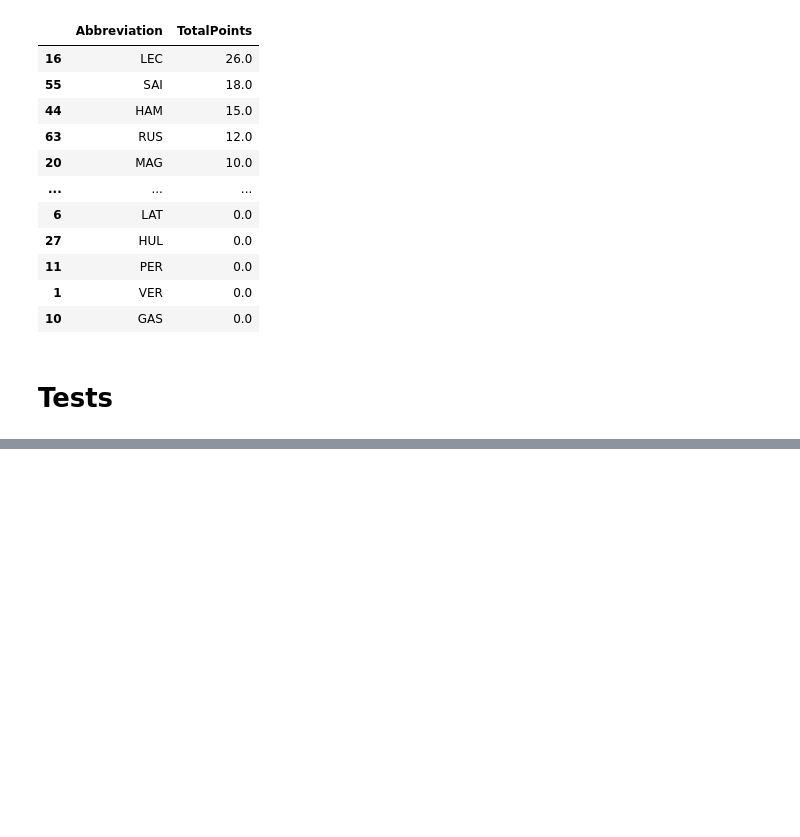
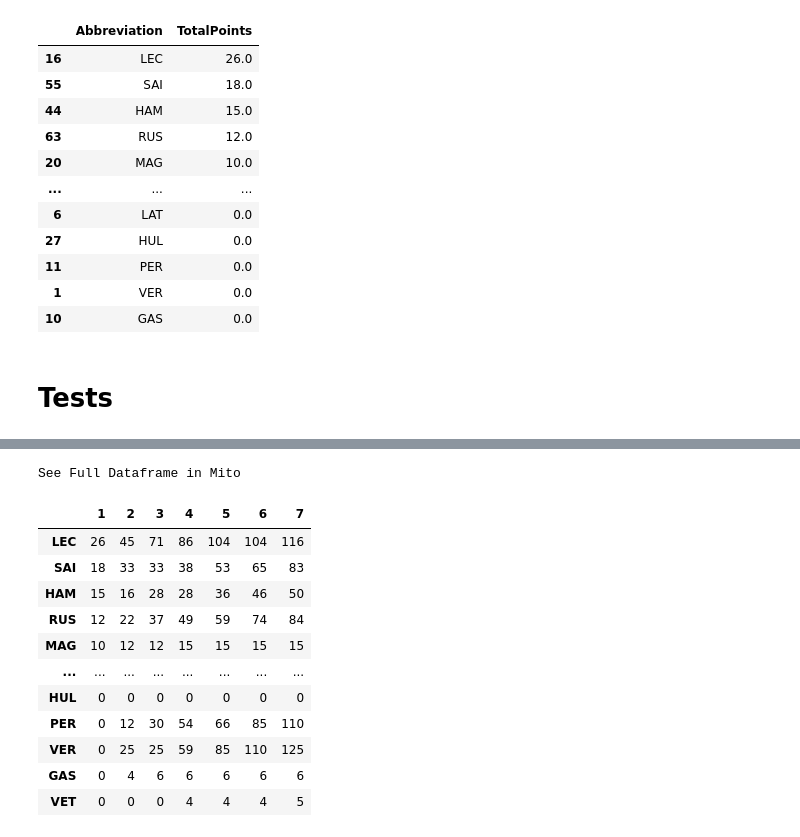
Before and after one commit to GuillaumeArp/Jedha_F1_Project, a Jupyter notebook: Guillaume/test_guillaume.ipynb, the cells around one changed output, grey strips where cells are left out. Cells and saved outputs as stored; diff of their text form; code cells hidden in the pictures; blank space fills up the shorter version.

```diff
--- a/Guillaume/test_guillaume.ipynb
+++ b/Guillaume/test_guillaume.ipynb
@@ -513,0 +443,30 @@ See Full Dataframe in Mito
+# %%
+def update_driver_standings(rounds):
+    standings_dict = {}
+    for i in range(1, rounds+1):
+        try:
+            r = ergast_retrieve(f'current/{i}/driverStandings')
+            standings = r['StandingsTable']['StandingsLists'][0]['DriverStandings']
+            for j in standings:
+                if j['Driver']['code'] not in standings_dict:
+                    if i > 1:
+                        num = i - 1
+                        standings_dict[j['Driver']['code']] = [0] * num
+                        standings_dict[j['Driver']['code']].append(j['points'])
+                    else:
+                        standings_dict[j['Driver']['code']] = [j['points']]
+                else:
+                    if len(standings_dict[j['Driver']['code']]) < (i - 1):
+                        num_missing = (i + 1) - len(standings_dict[j['Driver']['code']])
+                        print(num_missing)
+                        standings_dict[j['Driver']['code']] = standings_dict[j['Driver']['code']] + [0] * num_missing
+                        standings_dict[j['Driver']['code']].append(j['points'])
+                    else:
+                        standings_dict[j['Driver']['code']].append(j['points'])
+        except IndexError:
+            break
+
+    return standings_dict
+
+driver_standings = update_driver_standings(22)
+driver_standings
@@ -550,0 +521,18 @@ update_driver_standings(22)
+# %%
+df_drivers = pd.DataFrame.from_dict(driver_standings, orient='index')
+df_drivers.columns = df_drivers.columns + 1
+df_drivers
+# %% [output]
+See Full Dataframe in Mito
+|  | 1 | 2 | 3 | 4 | 5 | 6 | 7 |
+| LEC | 26 | 45 | 71 | 86 | 104 | 104 | 116 |
+| SAI | 18 | 33 | 33 | 38 | 53 | 65 | 83 |
+| HAM | 15 | 16 | 28 | 28 | 36 | 46 | 50 |
+| RUS | 12 | 22 | 37 | 49 | 59 | 74 | 84 |
+| MAG | 10 | 12 | 12 | 15 | 15 | 15 | 15 |
+| ... | ... | ... | ... | ... | ... | ... | ... |
+| HUL | 0 | 0 | 0 | 0 | 0 | 0 | 0 |
+| PER | 0 | 12 | 30 | 54 | 66 | 85 | 110 |
+| VER | 0 | 25 | 25 | 59 | 85 | 110 | 125 |
+| GAS | 0 | 4 | 6 | 6 | 6 | 6 | 6 |
+| VET | 0 | 0 | 0 | 4 | 4 | 4 | 5 |
```
Also changed, not shown: parts of 6 cells of this notebook.
